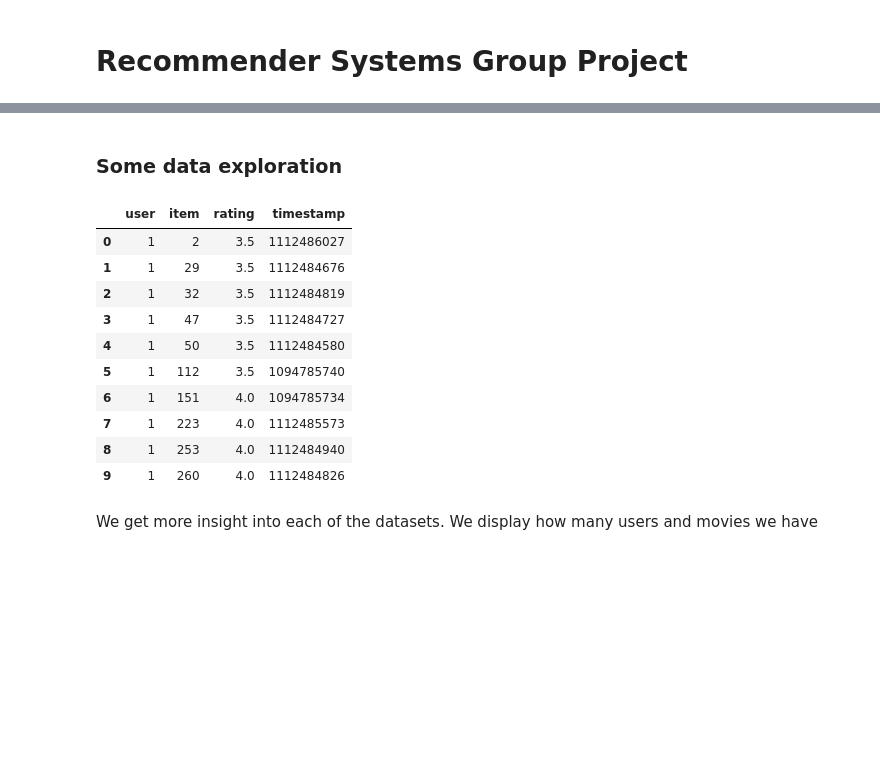
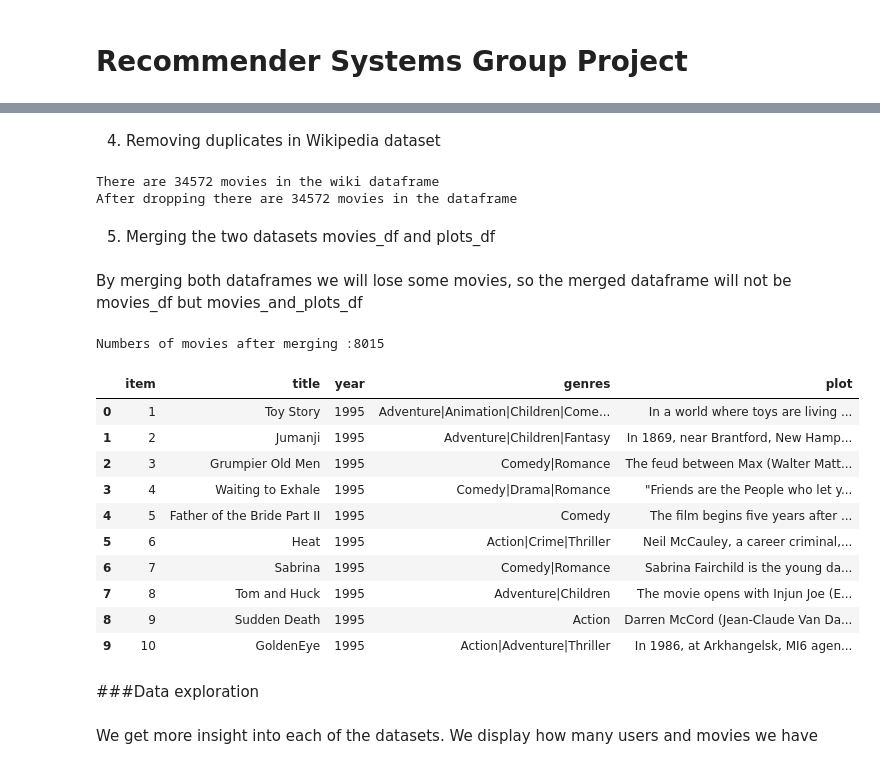
Before and after one commit to csotogd/Recommender-System-santa-claus, a Jupyter notebook: RS project.ipynb, the cells around one changed output, grey strips where cells are left out. Cells and saved outputs as stored; diff of their text form; code cells hidden in the pictures; blank space fills up the shorter version.

```diff
--- a/RS project.ipynb
+++ b/RS project.ipynb
@@ -36,0 +160,7 @@ from lenskit.algorithms.user_knn import UserUser
+# %%
+plots_df = pd.read_csv(data_path+"/wiki_movie_plots_deduped.csv")
+plots_df['title'] = plots_df['Title'].str.strip()
+plots_df = plots_df.rename(columns={'Release Year':'year','Plot':'plot'})
+#Remove the Origin, Director, Cast, Genre (mostly unknown) and the link to the wiki page
+plots_df = plots_df[['title','year','plot']]
+display(plots_df.head(10))
@@ -37,23 +179,40 @@ from lenskit.algorithms.user_knn import UserUser
+# %% [markdown]
+4. Removing duplicates in Wikipedia dataset
+# %%
+count_movies = plots_df.groupby(['title','year']).count()
+print(f'There are {len(count_movies)} movies in the wiki dataframe')
+res_movies_df = plots_df.drop_duplicates(subset=['title','year'], keep='first')
+count_movies = res_movies_df.groupby(['title','year']).count()
+print(f'After dropping there are {len(count_movies)} movies in the dataframe')
+plots_df = res_movies_df
+# %% [output]
+There are 34572 movies in the wiki dataframe
+After dropping there are 34572 movies in the dataframe
+# %% [markdown]
+5. Merging the two datasets movies_df and plots_df
+# %% [markdown]
+By merging both dataframes we will lose some movies, so the merged dataframe will not be movies_df but movies_and_plots_df
+# %%
+movies_and_plots_df = pd.merge(movies_df, plots_df, how='inner', left_on=['title','year'], right_on=['title','year'])
+movies_and_plots_df = movies_and_plots_df[['item','title','year','genres','plot']]
+#movies_and_plots_df = movies_and_plots_df.rename(columns={'plot_x':'plot'})
+print("Numbers of movies after merging :" + str(movies_and_plots_df.shape[0]))
+display(movies_and_plots_df.head(10))
+# %% [output]
+Numbers of movies after merging :8015
+|  | item | title | year | genres | plot |
+| 0 | 1 | Toy Story | 1995 | Adventure|Animation|Children|Come... | In a world where toys are living ... |
+| 1 | 2 | Jumanji | 1995 | Adventure|Children|Fantasy | In 1869, near Brantford, New Hamp... |
+| 2 | 3 | Grumpier Old Men | 1995 | Comedy|Romance | The feud between Max (Walter Matt... |
+| 3 | 4 | Waiting to Exhale | 1995 | Comedy|Drama|Romance | "Friends are the People who let y... |
+| 4 | 5 | Father of the Bride Part II | 1995 | Comedy | The film begins five years after ... |
+| 5 | 6 | Heat | 1995 | Action|Crime|Thriller | Neil McCauley, a career criminal,... |
+| 6 | 7 | Sabrina | 1995 | Comedy|Romance | Sabrina Fairchild is the young da... |
+| 7 | 8 | Tom and Huck | 1995 | Adventure|Children | The movie opens with Injun Joe (E... |
+| 8 | 9 | Sudden Death | 1995 | Action | Darren McCord (Jean-Claude Van Da... |
+| 9 | 10 | GoldenEye | 1995 | Action|Adventure|Thriller | In 1986, at Arkhangelsk, MI6 agen... |
 # %% [markdown]
-### Some data exploration
+###Data exploration
-# %%
-ratings_df = pd.read_csv(data_path+"/ratings.csv")
-ratings_df.rename(columns={'userId': 'user',
-                   'movieId': 'item'},
-          inplace=True, errors='raise')
-display(ratings_df.head(10))
-# %% [output]
-|  | user | item | rating | timestamp |
-| 0 | 1 | 2 | 3.5 | 1112486027 |
-| 1 | 1 | 29 | 3.5 | 1112484676 |
-| 2 | 1 | 32 | 3.5 | 1112484819 |
-| 3 | 1 | 47 | 3.5 | 1112484727 |
-| 4 | 1 | 50 | 3.5 | 1112484580 |
-| 5 | 1 | 112 | 3.5 | 1094785740 |
-| 6 | 1 | 151 | 4.0 | 1094785734 |
-| 7 | 1 | 223 | 4.0 | 1112485573 |
-| 8 | 1 | 253 | 4.0 | 1112484940 |
-| 9 | 1 | 260 | 4.0 | 1112484826 |
 # %% [markdown]
 We get more insight into each of the datasets. We display how many users and movies we have
 # %%
```
Also changed, not shown: parts of 78 cells of this notebook.
